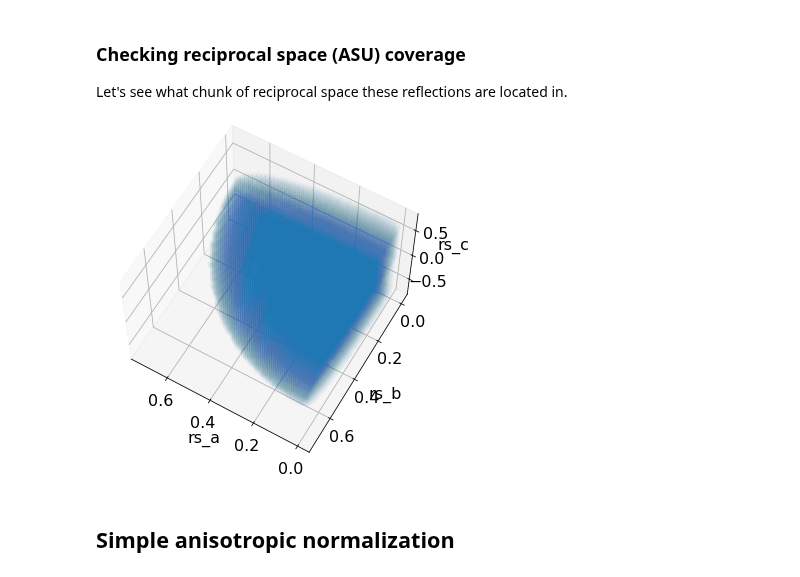
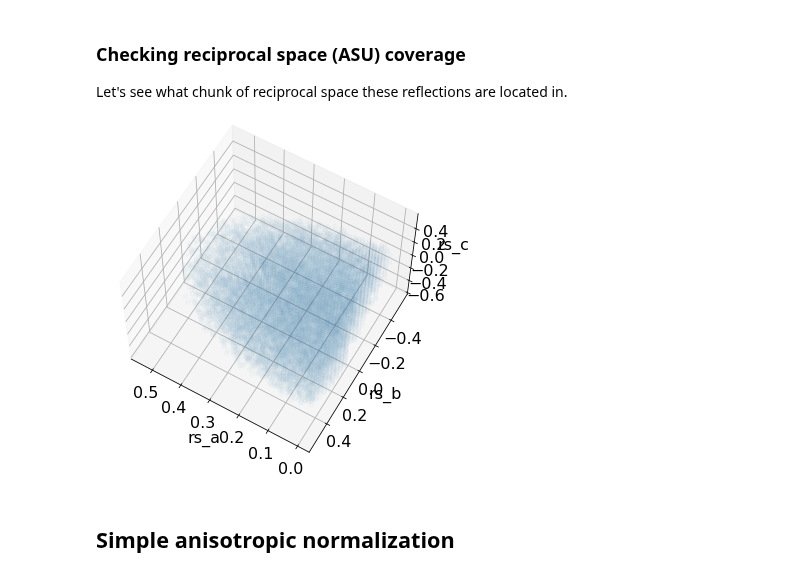
Before and after one commit to Hekstra-Lab/dw, a Jupyter notebook: 1_Dataset_prep_and_local_scaling.ipynb, the cells around one changed output. Drawn from its saved outputs; the diff is of its cells as text; code cells hidden in the pictures.

```diff
--- a/1_Dataset_prep_and_local_scaling.ipynb
+++ b/1_Dataset_prep_and_local_scaling.ipynb
@@ -41,25 +39,24 @@ The autoreload extension is already loaded. To reload it, use:
 # %% [markdown]
 ## Load data
 # %%
-# path="double_wilson_data\\" # Windows
+path="double_wilson_data\\" # Windows
 # path="double_wilson_data/"    # Unix
-path = "C:\\Users\\Doeke Hekstra\\Documents\\Lab_Hekstra\\Lab_projects\\Hekstra Doeke THz\\LQ92_EGFP_300fs\\"
-data_set_pairs = [("5kvx_phases", "5kw3_phases"),\
-                  ("5e1y_phases", "2vwr_phases"),\
-                  ("3pyp_phases", "1nwz_phases"),\
-                  ("1otb_phases", "1nwz_phases"),\
-                  ("4eul_phases", "GFP_1.37A"),\
-#                   "GFP_SSRL_refine_54_final"),\
-                  ("4eul_phases", "2y0g_phases"),\
-                  ("4kjk_phases", "4kjj_phases", "4pst_phases", "4pss_phases"),\
-                  ("e35cdef_OFF200ns_HD_2sig_varEll","e35cdef_200ns_HD_2sig_varEll"),\
-                 ("on","off"),\
-                 ("off", "4EUL_phases","GFP_SSRL_refine_54_final", "EGFP_phases_w_FOM_SSRL")]                # 9
+# path = "C:\\Users\\Doeke Hekstra\\Documents\\Lab_Hekstra\\Lab_projects\\Hekstra Doeke THz\\LQ92_EGFP_300fs\\"
+data_set_pairs = {0:("5kvx_phases", "5kw3_phases"),\
+                  1:("5e1y_phases", "2vwr_phases"),\
+                  2:("3pyp_phases", "1nwz_phases"),\
+                  3:("1otb_phases", "1nwz_phases"),\
+                  4:("4eul_phases", "GFP_1.37A"),\
+                  5:("4eul_phases", "2y0g_phases"),\
+                  6:("4kjk_phases", "4kjj_phases", "4pst_phases", "4pss_phases"),\
+                  7:("e35cdef_OFF200ns_HD_2sig_varEll","e35cdef_200ns_HD_2sig_varEll"),\
+                  8:("on","off"),\
+                  9:("off", "4EUL_phases","GFP_SSRL_refine_54_final", "EGFP_phases_w_FOM_SSRL")}
 # example 1 fails on kNN regression
-example=9
-dataset=3
+example=7
+dataset=1
 mtz1 = data_set_pairs[example][dataset] # omit .mtz
-ds1 = rs.read_mtz(path + mtz1 + ".mtz")
+ds1  = rs.read_mtz(path + mtz1 + ".mtz")
 
 # cleanup:
 unpurged_count = ds1.shape[0];   ds1.dropna(inplace=True)
@@ -150,15 +131,15 @@ Let's see what chunk of reciprocal space these reflections are located in.
 # %%
 plt.ion
 fig = plt.figure(figsize=(6,6))
 ax = plt.axes(projection="3d")
-ax.scatter3D(ds1["rs_a"], ds1["rs_b"], ds1["rs_c"],alpha=0.01)
+ax.scatter3D(ds1["rs_a"], ds1["rs_b"], ds1["rs_c"],alpha=0.02)
 ax.view_init(elev=60., azim=1200.)
 ax.set_xlabel("rs_a")
 ax.set_ylabel("rs_b")
 ax.set_zlabel("rs_c")
 plt.draw()
 # %% [output]
-[figure, old version]
+[figure, new version]
 # %% [markdown]
 ## Simple anisotropic normalization
 # %% [markdown]
```
Also changed, not shown: parts of 27 cells of this notebook, 7 other files.
